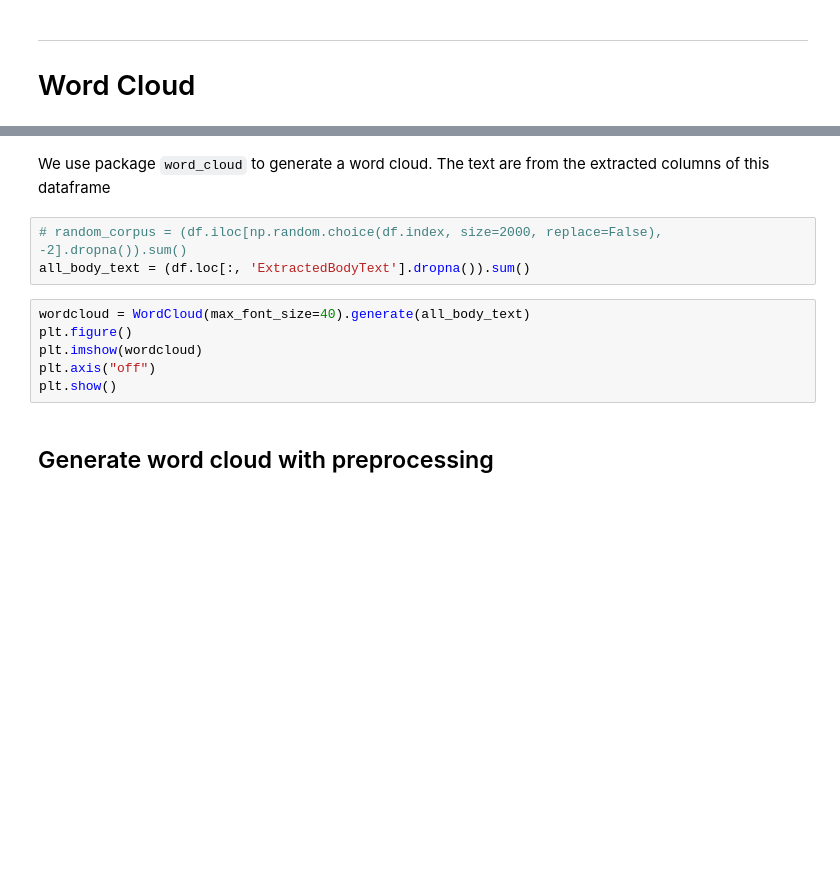
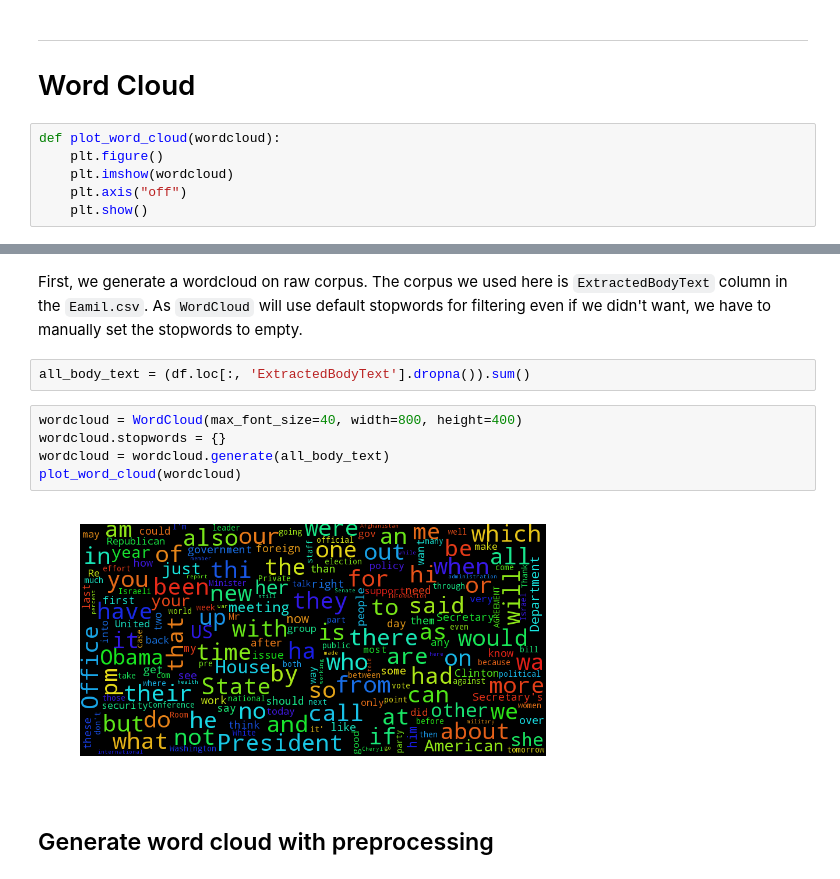
Before and after one commit to fanzhangsuper/fancy_group, a Jupyter notebook: 05 - Taming Text/Homework5.ipynb, the cells around one changed output, grey strips where cells are left out. Drawn from its saved outputs; the diff is of its cells as text; blank space fills up the shorter version.

Commit message:
fix wordcloud, add  a sentiment analysis

```diff
--- a/05 - Taming Text/Homework5.ipynb
+++ b/05 - Taming Text/Homework5.ipynb
@@ -14,4 +41,10 @@ df.head()
 # %% [markdown]
 ---
 # Word Cloud
+# %%
+def plot_word_cloud(wordcloud):
+    plt.figure()
+    plt.imshow(wordcloud)
+    plt.axis("off")
+    plt.show()
 # %% [markdown]
@@ -19,14 +52,14 @@ df.head()
-# %% [markdown]
-We use package `word_cloud` to generate a word cloud. The text are from the extracted columns of this dataframe
-# %%
-# random_corpus = (df.iloc[np.random.choice(df.index, size=2000, replace=False), -2].dropna()).sum()
-all_body_text = (df.loc[:, 'ExtractedBodyText'].dropna()).sum()
-# %%
-wordcloud = WordCloud(max_font_size=40).generate(all_body_text)
-plt.figure()
-plt.imshow(wordcloud)
-plt.axis("off")
-plt.show()
+# %% [markdown]
+First, we generate a wordcloud on raw corpus. The corpus we used here is `ExtractedBodyText` column in the `Eamil.csv`. As `WordCloud` will use default stopwords for filtering even if we didn't want, we have to manually set the stopwords to empty.
+# %%
+all_body_text = (df.loc[:, 'ExtractedBodyText'].dropna()).sum()
+# %%
+wordcloud = WordCloud(max_font_size=40, width=800, height=400)
+wordcloud.stopwords = {}
+wordcloud = wordcloud.generate(all_body_text)
+plot_word_cloud(wordcloud)
+# %% [output]
+[figure, added]
 # %% [markdown]
 ## Generate word cloud with preprocessing
 # %% [markdown]
```
Also changed, not shown: parts of 43 cells of this notebook, 1 other file.
